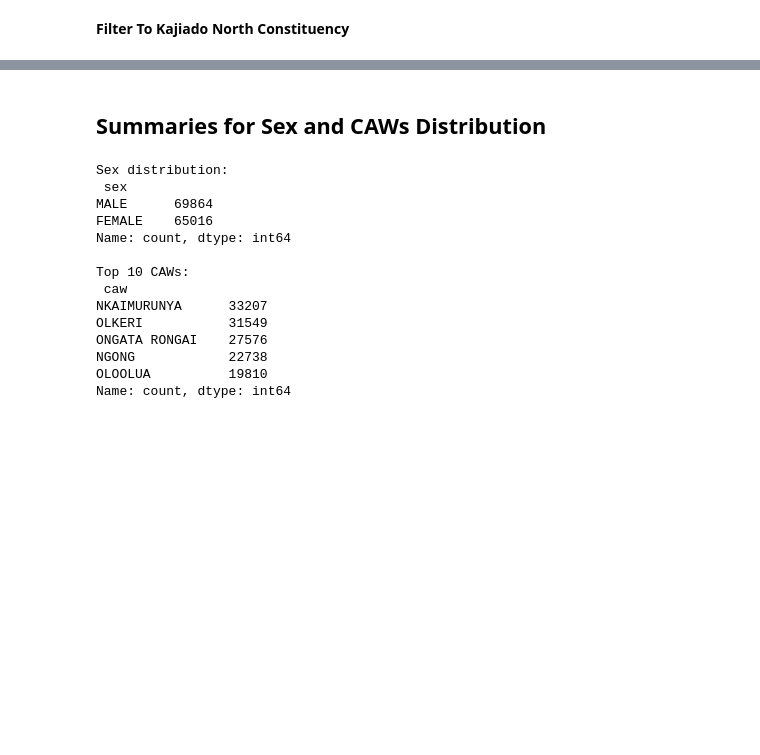
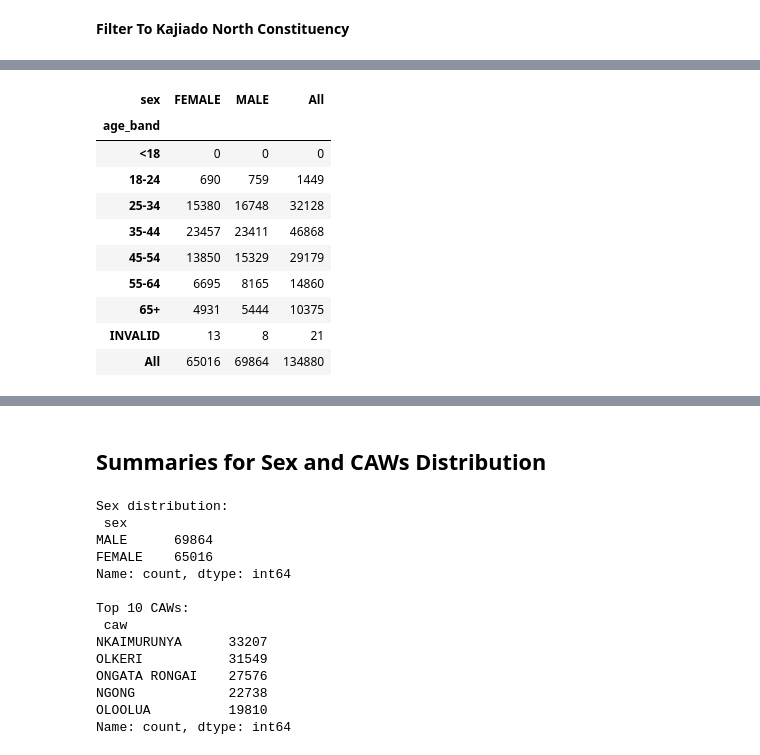
Before and after one commit to Kiletta/Kajiado_North_Voter_Analysis, a Jupyter notebook: kajiado_north_analysis.ipynb, the cells around one changed output, grey strips where cells are left out. Drawn from its saved outputs; the diff is of its cells as text; code cells hidden in the pictures; blank space fills up the shorter version.

```diff
--- a/kajiado_north_analysis.ipynb
+++ b/kajiado_north_analysis.ipynb
@@ -105,21 +225,91 @@ print('Total records in Kajiado North:', len(df_kn))
 print('\nMissing counts (Kajiado North subset):')
 print(count_missing(df_kn)[['date_of_birth','sex','id_passport_no']].to_string())
 
-# Duplicates by id
+# Duplicate national ID / passport records
 if 'id_passport_no' in df_kn.columns:
-    dup_ids = df_kn['id_passport_no'].duplicated(keep=False)
-    print('\nDuplicate id_passport_no count:', dup_ids.sum())
+    df_kn['id_passport_no'] = df_kn['id_passport_no'].astype(str).str.strip().replace({'': np.nan, 'NONE': np.nan, 'NULL': np.nan})
+    dup_mask = df_kn['id_passport_no'].notna() & df_kn['id_passport_no'].duplicated(keep=False)
+    dup_ids = df_kn.loc[dup_mask, 'id_passport_no'].value_counts()
+    duplicate_count = dup_ids.sum()
+    print('\nDuplicate id_passport_no count:', duplicate_count)
+    if duplicate_count:
+        print('Duplicate id groups (top 20):')
+        print(dup_ids.head(20).to_string())
+        display(
+            df_kn.loc[dup_mask, ['id_passport_no','county','constituency','caw','polling_center','polling_station','sex','age']]
+            .sort_values(['id_passport_no','caw','polling_station'])
+            .head(20)
+        )
+else:
+    duplicate_count = 0
 
-# Age distribution quick stats
-print('\nAge stats (Kajiado North):')
-print(df_kn['age'].describe())
+# Age distribution quick stats and implausible age audit
+if 'age' in df_kn.columns:
+    df_kn['age_flag'] = np.where(df_kn['age'].isna(), 'MISSING',
+                                 np.where(df_kn['age'] < 18, 'UNDERAGE',
+                                          np.where(df_kn['age'] > 120, 'UNLIKELY', 'VALID')))
+    invalid_age_mask = df_kn['age_flag'] != 'VALID'
+    print('\nAge stats (Kajiado North, valid ages only):')
+    print(df_kn.loc[~invalid_age_mask, 'age'].describe())
+    print('\nAge flag counts:')
+    print(df_kn['age_flag'].value_counts().to_string())
+    if invalid_age_mask.any():
+        print('\nSample implausible age records:')
+        display(df_kn.loc[invalid_age_mask, ['id_passport_no','date_of_birth','birth_date','age','age_flag','caw','polling_station']].head(20))
+else:
+    df_kn['age_flag'] = 'UNKNOWN'
 
-# Age bands
+# Age bands (valid ages only)
+valid_age_mask = df_kn['age_flag'] == 'VALID'
 bins = [0,17,24,34,44,54,64,200]
 labels = ['<18','18-24','25-34','35-44','45-54','55-64','65+']
-df_kn['age_band'] = pd.cut(df_kn['age'], bins=bins, labels=labels, include_lowest=True)
+df_kn['age_band'] = 'INVALID'
+if valid_age_mask.any():
+    df_kn.loc[valid_age_mask, 'age_band'] = pd.cut(df_kn.loc[valid_age_mask, 'age'], bins=bins, labels=labels, include_lowest=True).astype(str)
+df_kn['age_band'] = pd.Categorical(df_kn['age_band'], categories=labels + ['INVALID'])
 print('\nAge band counts:')
-print(df_kn['age_band'].value_counts().sort_index())
+print(df_kn['age_band'].value_counts().reindex(labels + ['INVALID']).fillna(0).astype(int).to_string())
+
+# Polling-station-level summary
+polling_summary = (
+    df_kn
+    .groupby(['caw','polling_station'], dropna=False)
+    .agg(
+        total_records=('id_passport_no', 'size'),
+        unique_ids=('id_passport_no', lambda s: s.dropna().nunique()),
+        missing_id=('id_passport_no', lambda s: s.isna().sum()),
+        valid_age=('age_flag', lambda s: (s == 'VALID').sum()),
+        underage=('age_flag', lambda s: (s == 'UNDERAGE').sum()),
+        unlikely_age=('age_flag', lambda s: (s == 'UNLIKELY').sum()),
+        missing_age=('age_flag', lambda s: (s == 'MISSING').sum())
+    )
+    .sort_values('total_records', ascending=False)
+    .reset_index()
+)
+print('\nTop polling stations by record count:')
+display(polling_summary.head(20))
+polling_summary.to_csv(os.path.join(OUTPUT_DIR, 'kajiado_north_polling_station_summary.csv'), index=False)
+
+# Sex-by-age-band cross-tabs
+if 'sex' in df_kn.columns:
+    sex_age_ct = pd.crosstab(df_kn['age_band'], df_kn['sex'], margins=True, dropna=False)
+    print('\nSex-by-age-band cross-tab (Kajiado North):')
+    display(sex_age_ct)
+    sex_age_ct.to_csv(os.path.join(OUTPUT_DIR, 'kajiado_north_sex_age_band_crosstab.csv'))
+else:
+    print('\nSex column missing; cannot build sex-by-age-band cross-tab.')
+
+# Polling station x age band x sex pivot
+if 'sex' in df_kn.columns:
+    pivot = (
+        df_kn
+        .pivot_table(index=['caw','polling_station'], columns=['age_band','sex'], values='id_passport_no', aggfunc='count', fill_value=0)
+    )
+    print('\nPolling station x age band x sex sample:')
+    display(pivot.head(20))
+    pivot.to_csv(os.path.join(OUTPUT_DIR, 'kajiado_north_polling_age_sex_pivot.csv'))
+else:
+    print('\nSex column missing; cannot build polling station age-sex pivot.')
 # %% [output]
 Total records in Kajiado North: 134880
 
@@ -140,0 +412,11 @@ Name: count, dtype: int64
+| sex | FEMALE | MALE | All |
+| age_band |  |  |  |
+| <18 | 0 | 0 | 0 |
+| 18-24 | 690 | 759 | 1449 |
+| 25-34 | 15380 | 16748 | 32128 |
+| 35-44 | 23457 | 23411 | 46868 |
+| 45-54 | 13850 | 15329 | 29179 |
+| 55-64 | 6695 | 8165 | 14860 |
+| 65+ | 4931 | 5444 | 10375 |
+| INVALID | 13 | 8 | 21 |
+| All | 65016 | 69864 | 134880 |
```
Also changed, not shown: parts of 7 cells of this notebook, 4 other files.
